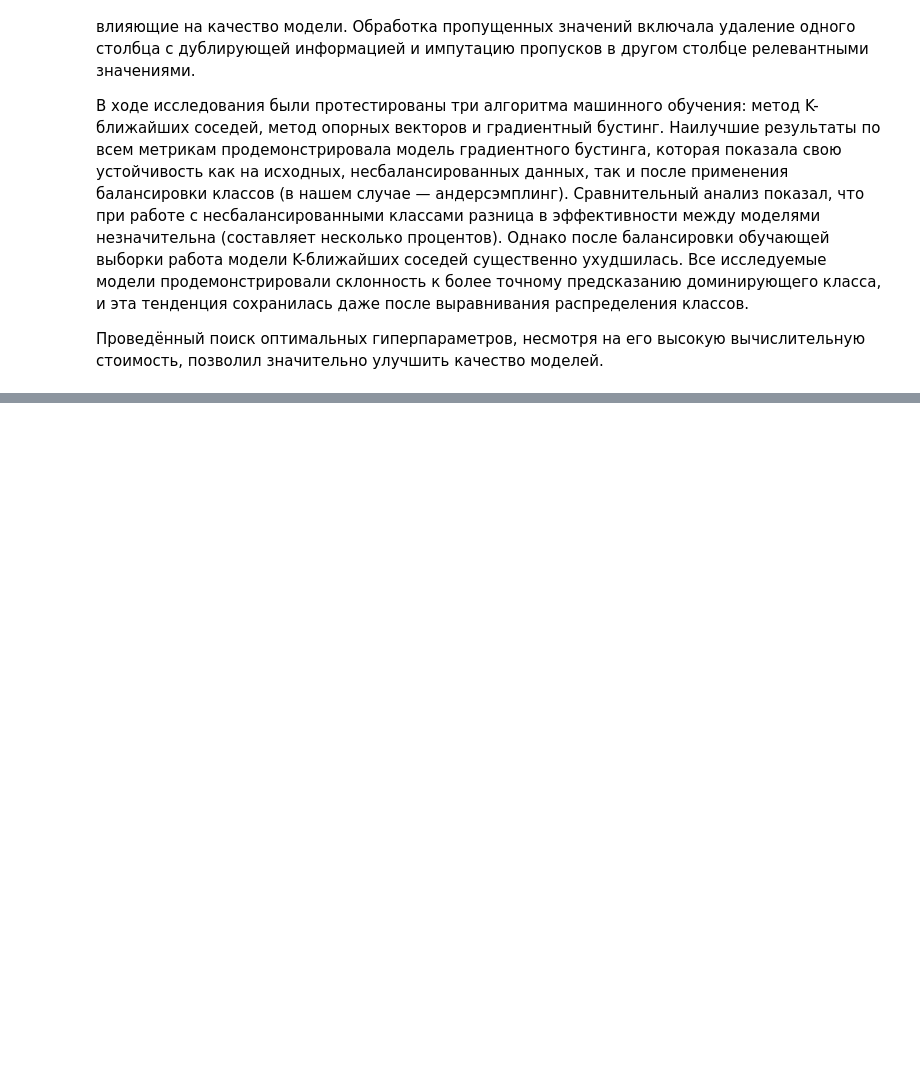
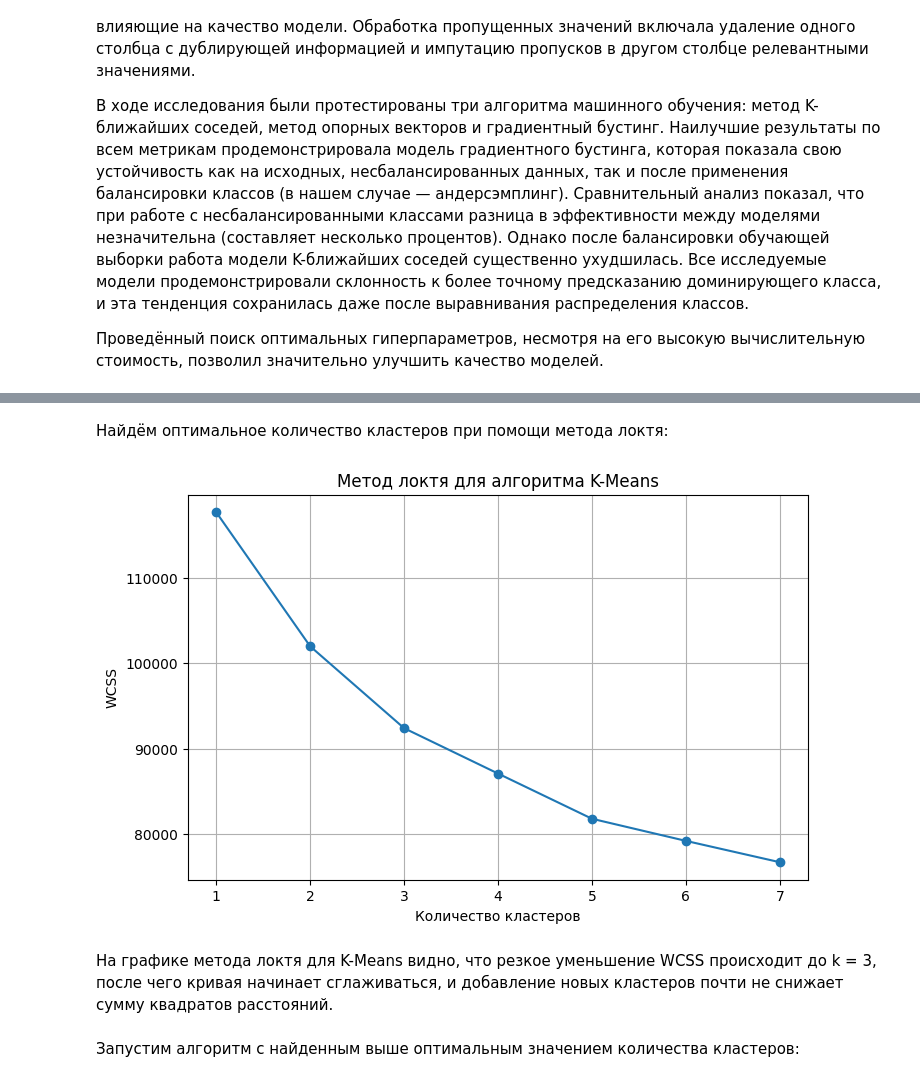
Before and after one commit to safarov-nm/machine-learning-practice, a Jupyter notebook: SafarovNM_LW.ipynb, the cells around one changed output, grey strips where cells are left out. Cells and saved outputs as stored; diff of their text form; code cells hidden in the pictures; blank space fills up the shorter version.

```diff
--- a/SafarovNM_LW.ipynb
+++ b/SafarovNM_LW.ipynb
@@ -1091,0 +1187,31 @@ weighted avg       0.95      0.94      0.95      2113
+# %% [markdown]
+<p style="font-family: Times New Roman;">Найдём оптимальное количество кластеров при помощи метода локтя:</p>
+# %%
+from sklearn.cluster import KMeans
+import matplotlib.pyplot as plt
+
+wcss = []
+K_range = range(1, 8)
+
+for k in K_range:
+    kmeans = KMeans(
+        n_clusters=k,
+        random_state=20,
+        n_init=10
+    )
+    kmeans.fit(X)
+    wcss.append(kmeans.inertia_)
+
+plt.figure(figsize=(8, 5))
+plt.plot(K_range, wcss, marker='o')
+plt.xlabel('Количество кластеров')
+plt.ylabel('WCSS')
+plt.title('Метод локтя для алгоритма K-Means')
+plt.grid(True)
+plt.show()
+# %% [output]
+[figure, added]
+# %% [markdown]
+<p style="font-family: Times New Roman;">На графике метода локтя для K-Means видно, что резкое уменьшение WCSS происходит до k = 3, после чего кривая начинает сглаживаться, и добавление новых кластеров почти не снижает сумму квадратов расстояний.</p>
+# %% [markdown]
+<p style="font-family: Times New Roman;">Запустим алгоритм с найденным выше оптимальным значением количества кластеров:</p>
```
Also changed, not shown: parts of 52 cells of this notebook.
